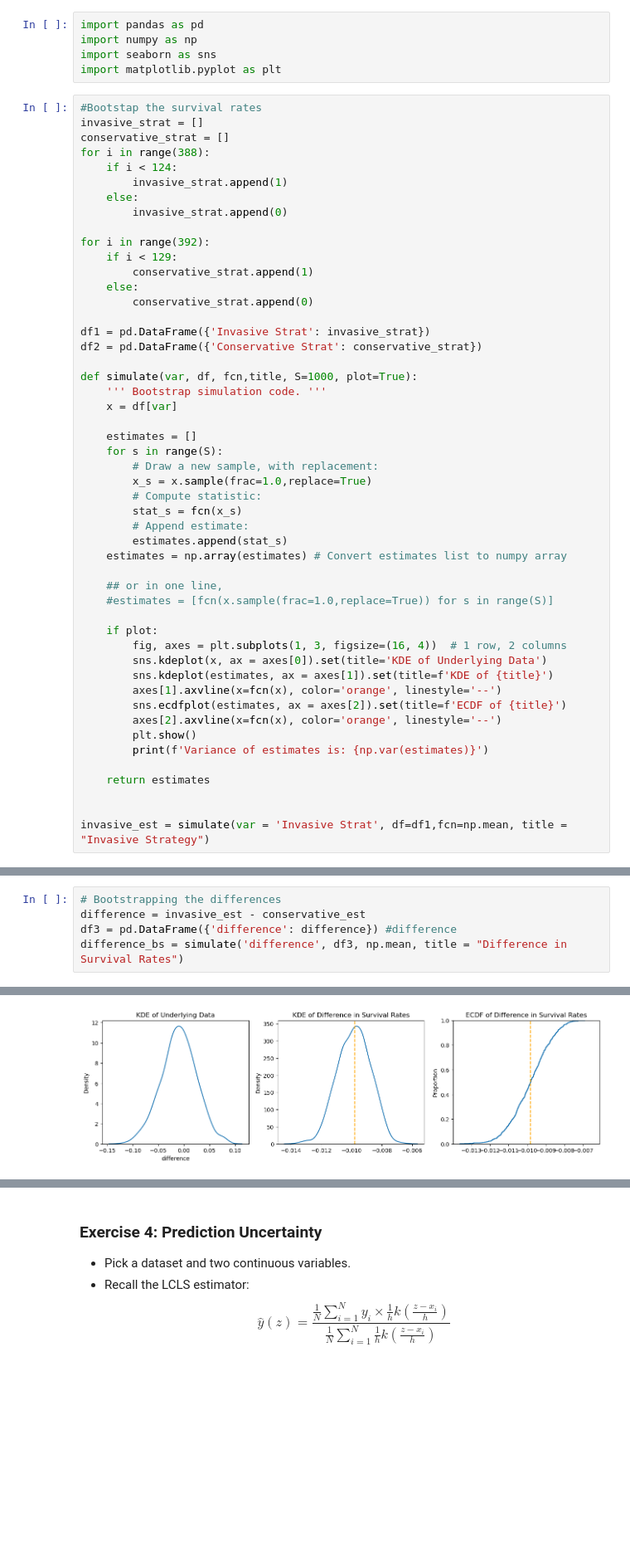
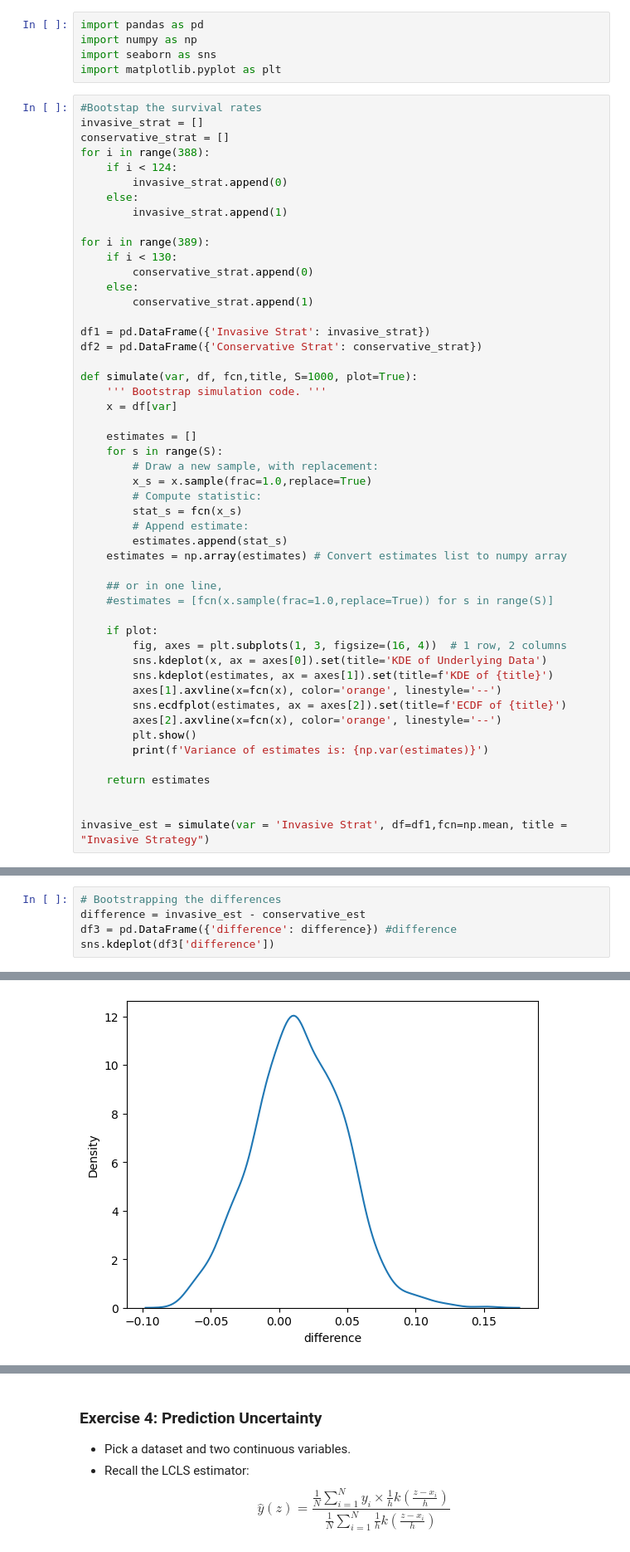
Before and after one commit to wbrannock/github_branching, a Jupyter notebook: assignment_4.ipynb, the cells around one changed output, grey strips where cells are left out. Shown: that part at 83% size. Cells and saved outputs as stored; diff of their text form; blank space fills up the shorter version.

```diff
--- a/assignment_4.ipynb
+++ b/assignment_4.ipynb
@@ -224,15 +224,15 @@ invasive_strat = []
 conservative_strat = []
 for i in range(388):
     if i < 124:
+        invasive_strat.append(0)
+    else:
         invasive_strat.append(1)
+
+for i in range(389):
+    if i < 130:
+        conservative_strat.append(0)
     else:
-        invasive_strat.append(0)
-
-for i in range(392):
-    if i < 129:
         conservative_strat.append(1)
-    else:
-        conservative_strat.append(0)
 
 df1 = pd.DataFrame({'Invasive Strat': invasive_strat})
 df2 = pd.DataFrame({'Conservative Strat': conservative_strat})
@@ -280,5 +294,5 @@ Variance of estimates is: 0.0005854601207830071
 # Bootstrapping the differences
 difference = invasive_est - conservative_est
 df3 = pd.DataFrame({'difference': difference}) #difference
-difference_bs = simulate('difference', df3, np.mean, title = "Difference in Survival Rates")
+sns.kdeplot(df3['difference'])
 # %% [output]
@@ -285 +300 @@ difference_bs = simulate('difference', df3, np.mean, title = "Difference in Surv
-[figure, old version]
+[figure, new version]
```
Also changed, not shown: parts of 9 cells of this notebook.
